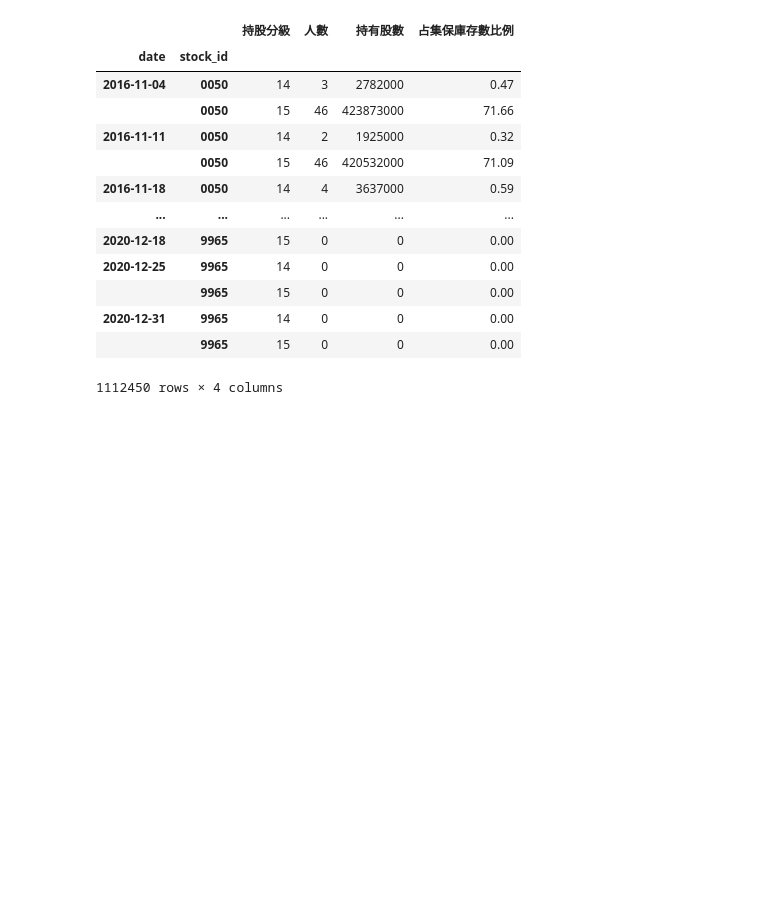
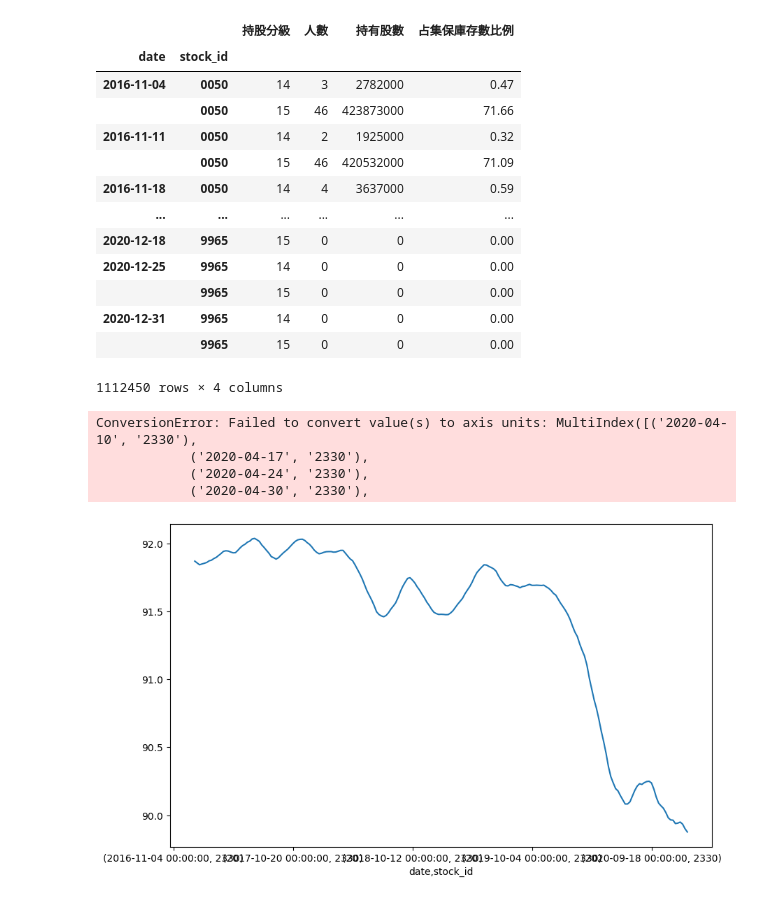
Before and after one commit to max0514/trading_bot, a Jupyter notebook: stock_strategies/小蝦米跟大鯨魚.ipynb, the cells around one changed output. Drawn from its saved outputs; the diff is of its cells as text; code cells hidden in the pictures; blank space fills up the shorter version.

```diff
--- a/stock_strategies/小蝦米跟大鯨魚.ipynb
+++ b/stock_strategies/小蝦米跟大鯨魚.ipynb
@@ -123,3 +123,53 @@ big_whales
 | 2020-12-31 | 9965 | 14 | 0 | 0 | 0.00 |
 |  | 9965 | 15 | 0 | 0 | 0.00 |
 1112450 rows × 4 columns
+# %%
+whale_df = modified_inventory[(modified_inventory['持股分級'] == 15)]
+
+
+# Select rows where 'stock_id' is '2330'
+selected_rows = whale_df.loc[(slice(None), '2330', slice(None)), :]
+selected_rows
+# `slice(None)` is used to include all values for the other levels of the index
+
+# If you only care about the 'stock_id' and are indifferent to the other index levels,
+# you could potentially reset the index and perform a boolean mask operation. However,
+# using .loc with multi-level indexes is more direct and efficient for this case.
+
+smoothed_whale = selected_rows['占集保庫存數比例'].rolling(10).mean()
+smoothed_whale.std()
+
+
+
+# Calculate the standard deviation of the smoothed series
+std_dev = smoothed_whale.std()
+
+# Calculate the mean of the smoothed series
+mean_value = smoothed_whale.mean()
+
+# Define the threshold for filtering
+threshold = mean_value - std_dev
+
+# Filter out points where the smoothed_whale series is more than 1 std above the mean
+filtered_points = smoothed_whale[smoothed_whale < threshold]
+
+
+# Plot the smoothed_whale series
+smoothed_whale.plot(figsize=(10, 6), label='Smoothed Whale')
+
+# Overlay the filtered_points
+# Note: Since filtered_points shares the same index as smoothed_whale,
+# we can directly use it for plotting on the same chart.
+plt.scatter(filtered_points.index, filtered_points.values, color='red', label='Filtered Points')
+
+# Adding legend to distinguish the series
+plt.legend()
+
+# Show the plot
+plt.show()
+# %% [output]
+ConversionError: Failed to convert value(s) to axis units: MultiIndex([('2020-04-10', '2330'),
+            ('2020-04-17', '2330'),
+            ('2020-04-24', '2330'),
+            ('2020-04-30', '2330'),
+[figure, added]
```
Also changed, not shown: parts of 4 cells of this notebook.
